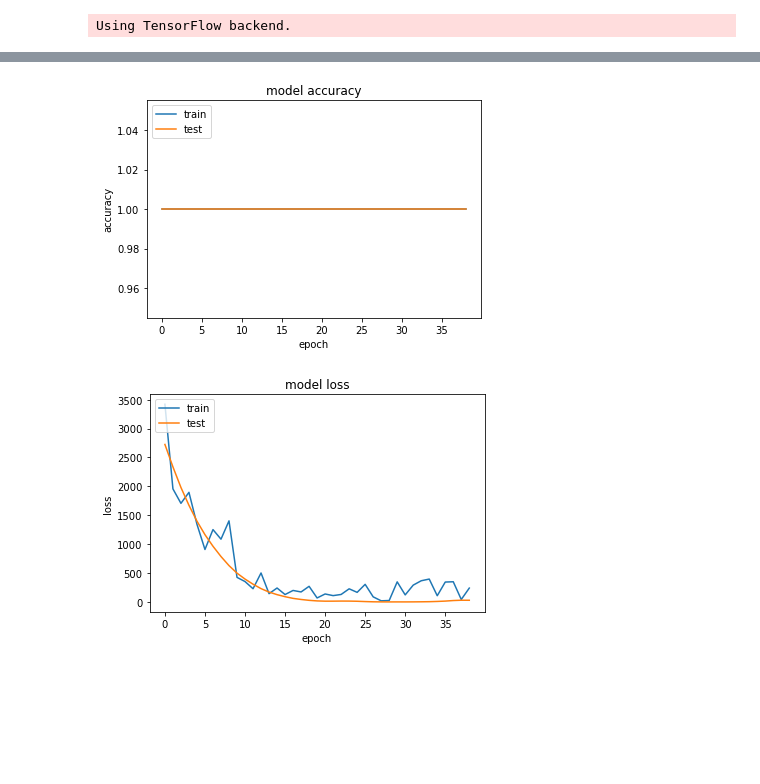
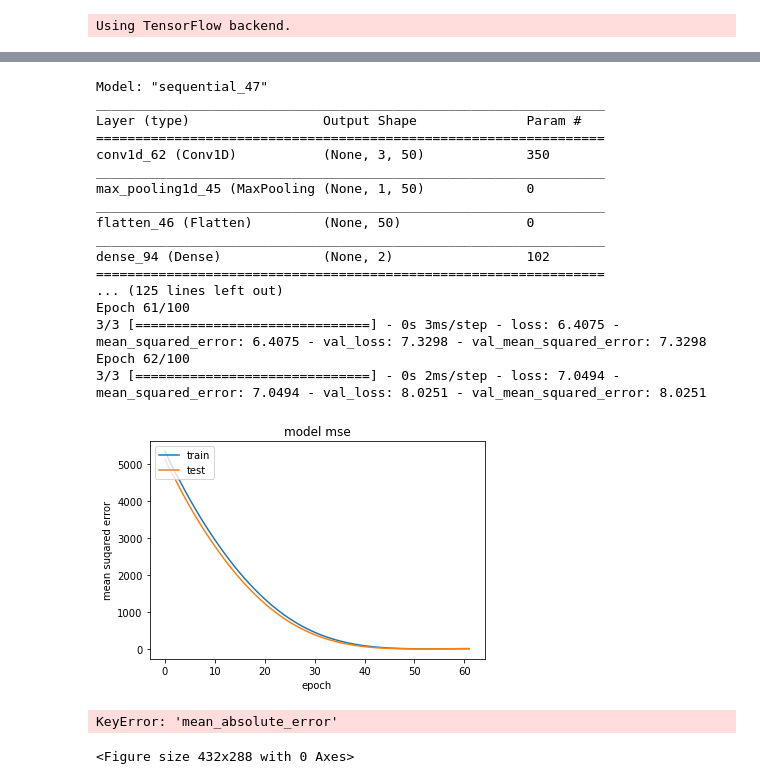
Before and after one commit to Yaccoub/Co-Tour, a Jupyter notebook: notebooks/hotspot_forecast_train.ipynb, the cells around one changed output, grey strips where cells are left out. Cells and saved outputs as stored; diff of their text form; code cells hidden in the pictures; blank space fills up the shorter version.

Commit message:
Images and measurements to determine the accuracy of the model

```diff
--- a/notebooks/hotspot_forecast_train.ipynb
+++ b/notebooks/hotspot_forecast_train.ipynb
@@ -77,5 +81,5 @@ shuffle = False
 # %%
-X_Data, y_Data = create_sequences(seq, timesteps, dropNan)
+X_Data, y_Data = create_sequences(seq, n_steps, dropNan)
 # %%
 train_index, test_index = test_train(len(X_Data), 0.33, shuffle)
 print(train_index,test_index)
@@ -137,0 +94,4 @@ Epoch 39/100
+# %%
+n_feats = X_train.shape[2]
+n_fore = seq.shape[1]
+print(n_steps,n_feats,n_fore)
@@ -138,24 +100,76 @@ Epoch 39/100
+# %%
+model = build_model_cnn(n_steps,n_feats,n_fore)
+model.summary()
+
+history = model.fit(
+    X_train,
+    y_train,
+    batch_size=10,
+    epochs=100,
+    validation_data=(X_test, y_test),
+    callbacks=[
+        EarlyStopping(patience=10),
+    ],
+)
+# %% [output]
+Model: "sequential_47"
+_________________________________________________________________
+Layer (type)                 Output Shape              Param #
+=================================================================
+conv1d_62 (Conv1D)           (None, 3, 50)             350
+_________________________________________________________________
+max_pooling1d_45 (MaxPooling (None, 1, 50)             0
+_________________________________________________________________
+flatten_46 (Flatten)         (None, 50)                0
+_________________________________________________________________
+dense_94 (Dense)             (None, 2)                 102
+=================================================================
+... (125 lines left out)
+Epoch 61/100
+3/3 [==============================] - 0s 3ms/step - loss: 6.4075 - mean_squared_error: 6.4075 - val_loss: 7.3298 - val_mean_squared_error: 7.3298
+Epoch 62/100
+3/3 [==============================] - 0s 2ms/step - loss: 7.0494 - mean_squared_error: 7.0494 - val_loss: 8.0251 - val_mean_squared_error: 8.0251
 # %%
 # summarize history for accuracy
-plt.plot(history.history['accuracy'])
-plt.plot(history.history['val_accuracy'])
-plt.title('model accuracy')
-plt.ylabel('accuracy')
+plt.figure()
+plt.plot(history.history['mean_squared_error'])
+plt.plot(history.history['val_mean_squared_error'])
+plt.title('model mse')
+plt.ylabel('mean suqared error')
 plt.xlabel('epoch')
 plt.legend(['train', 'test'], loc='upper left')
 plt.show()
 
-# summarize history for loss
-plt.plot(history.history['loss'])
-plt.plot(history.history['val_loss'])
-plt.title('model loss')
-plt.ylabel('loss')
+plt.figure()
+plt.plot(history.history['mean_absolute_error'])
+plt.plot(history.history['val_mean_absolute_error'])
+plt.title('model mae')
+plt.ylabel('mean absolute error')
 plt.xlabel('epoch')
 plt.legend(['train', 'test'], loc='upper left')
 plt.show()
+
+plt.figure()
+plt.plot(history.history['mean_absolute_percentage_error'])
+plt.plot(history.history['val_mean_absolute_percentage_error'])
+plt.title('model mean absolute percentage error')
+plt.ylabel('mean absolute percentage error')
+plt.xlabel('epoch')
+plt.legend(['train', 'test'], loc='upper left')
+plt.show()
+
+plt.figure()
+plt.plot(history.history['cosine_proximity'])
+plt.plot(history.history['val_cosine_proximity'])
+plt.title('model cosine proximity')
+plt.ylabel('cosine proximity')
+plt.xlabel('epoch')
+plt.legend(['train', 'test'], loc='upper left')
+plt.show()
 # %% [output]
-[figure, old version]
+[figure, new version]
-[figure, removed]
+KeyError: 'mean_absolute_error'
+<Figure size 432x288 with 0 Axes>
 # %%
 print(y_train[0])
 model.predict(np.reshape(X_train[0], (1,X_train[0].shape[0], X_train[0].shape[1])))
```
Also changed, not shown: parts of 22 cells of this notebook.
